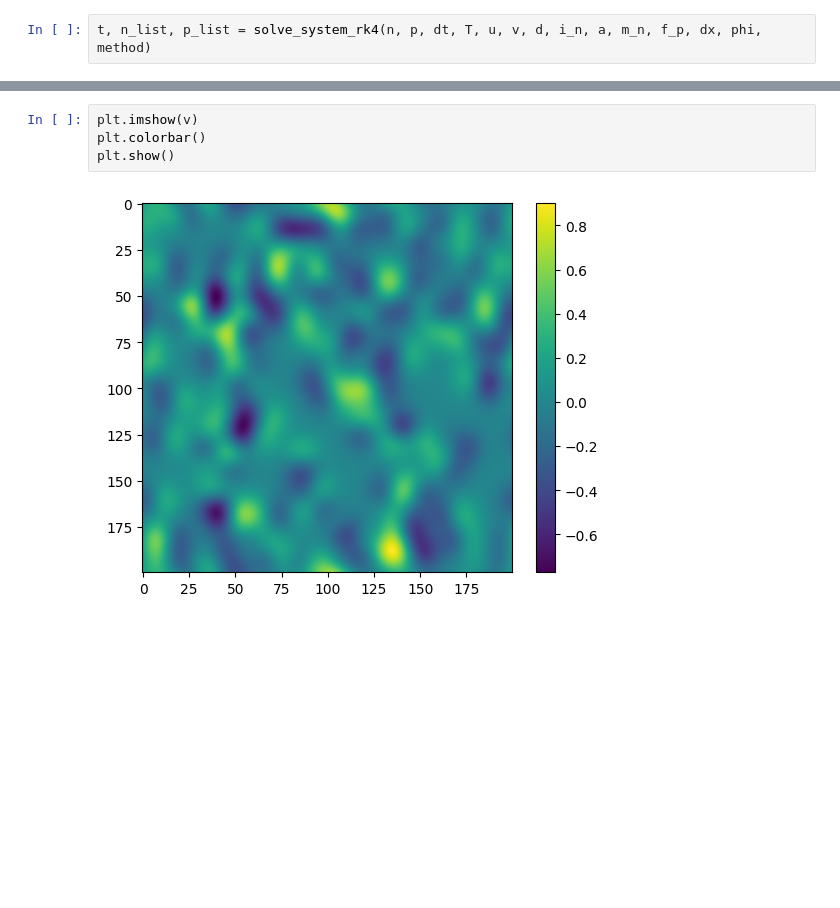
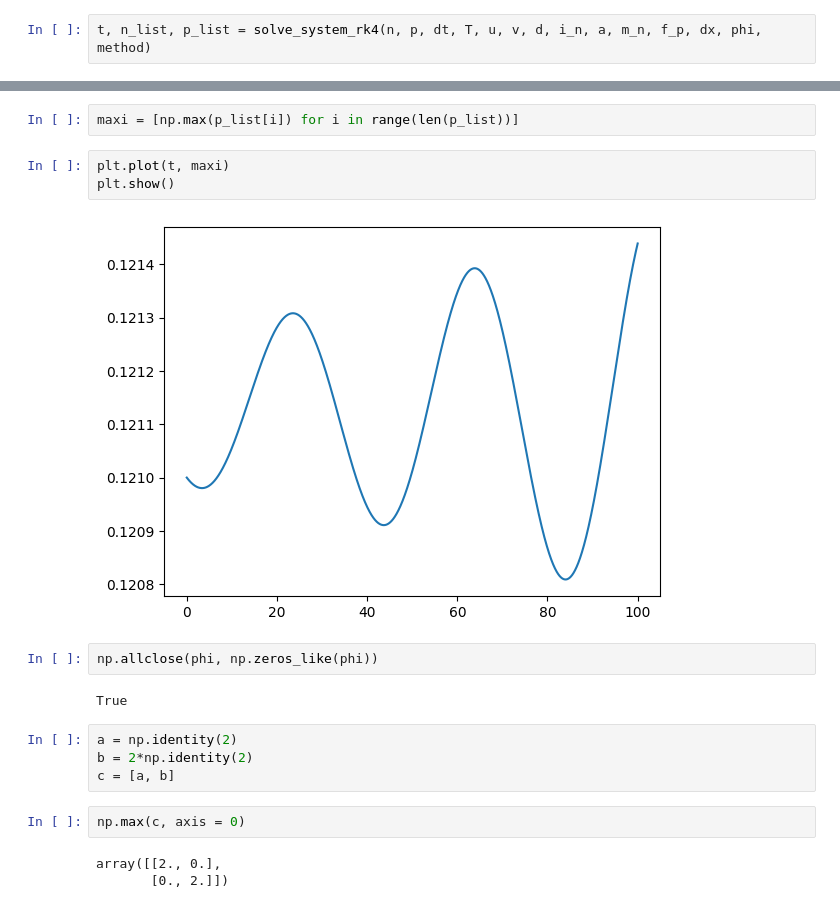
Before and after one commit to AlonsoFernandezVM/Pattern-formation-in-a-phytoplankton-population-based-on-stochastic-models-of-the-ocean-turbulence, a Jupyter notebook: notebooks/non_constant_nutrient_influx.ipynb, the cells around one changed output, grey strips where cells are left out. Cells and saved outputs as stored; diff of their text form; blank space fills up the shorter version.

```diff
--- a/notebooks/non_constant_nutrient_influx.ipynb
+++ b/notebooks/non_constant_nutrient_influx.ipynb
@@ -419,6 +417,20 @@ IndexError: list index out of range
 # %%
-plt.imshow(v)
-plt.colorbar()
-plt.show()
+maxi = [np.max(p_list[i]) for i in range(len(p_list))]
-# %% [output]
-[figure, removed]
+# %%
+plt.plot(t, maxi)
+plt.show()
+# %% [output]
+[figure, added]
+# %%
+np.allclose(phi, np.zeros_like(phi))
+# %% [output]
+True
+# %%
+a = np.identity(2)
+b = 2*np.identity(2)
+c = [a, b]
+# %%
+np.max(c, axis = 0)
+# %% [output]
+array([[2., 0.],
+       [0., 2.]])
```
Also changed, not shown: parts of 15 cells of this notebook.
